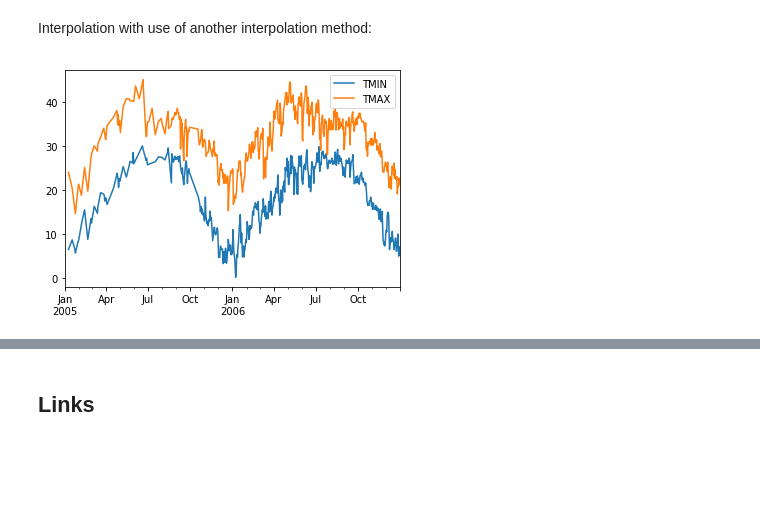
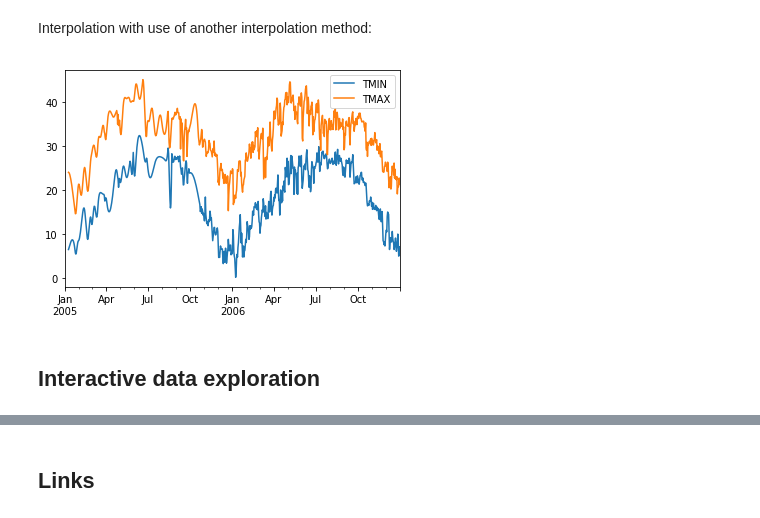
Before and after one commit to koldunovn/python_for_geosciences, a Jupyter notebook: 06 - Time series (Pandas).ipynb, the cells around one changed output, grey strips where cells are left out. Drawn from its saved outputs; the diff is of its cells as text; code cells hidden in the pictures; blank space fills up the shorter version.

```diff
--- a/06 - Time series (Pandas).ipynb
+++ b/06 - Time series (Pandas).ipynb
@@ -249,3 +258,6 @@ tmp.TMIN.plot()
 [figure]
 # %% [markdown]
 We can simply add column to the Data Frame:
+# %%
+tmp['mean'] = (tmp['TMAX'] + tmp['TMIN'])/2.
+tmp.head()
@@ -372,0 +472,3 @@ You can specify several functions at once as a list:
+# %%
+tmp['mon'] = tmp.index.month
+tmp
@@ -395,6 +532,8 @@ tmp.interpolate?
 # %% [markdown]
 Interpolation with use of another interpolation method:
 # %%
-ax = tmp['2005':'2006'].interpolate(method='time').plot()
+ax = tmp['2005':'2006'].interpolate(method='cubic').plot()
 # %% [output]
-[figure, old version]
+[figure, new version]
+# %% [markdown]
+## Interactive data exploration
```
Also changed, not shown: parts of 37 cells of this notebook.
